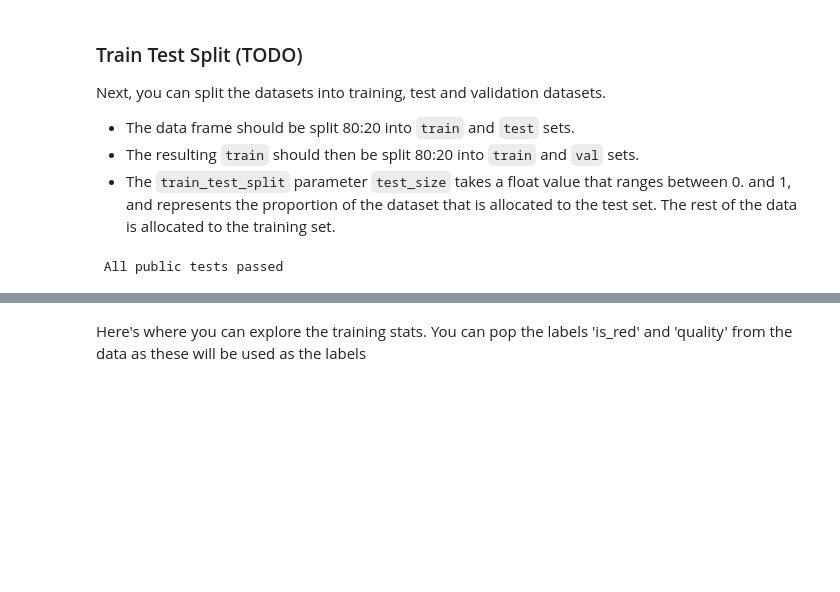
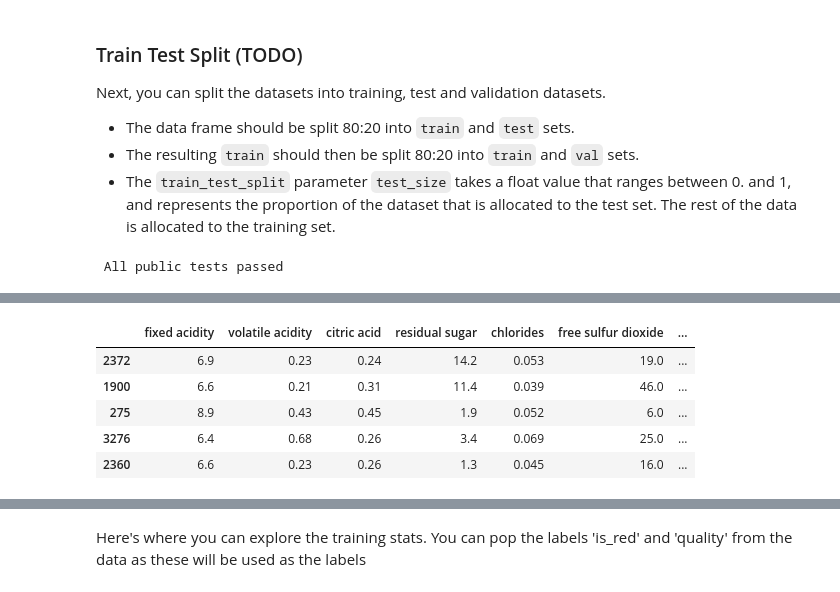
Before and after one commit to jcgarciaca/custom_models_layers_loss_functions_with_tensorflow, a Jupyter notebook: week_1/C1W1_Assignment.ipynb, the cells around one changed output, grey strips where cells are left out. Cells and saved outputs as stored; diff of their text form; code cells hidden in the pictures; blank space fills up the shorter version.

```diff
--- a/week_1/C1W1_Assignment.ipynb
+++ b/week_1/C1W1_Assignment.ipynb
@@ -294,0 +304,9 @@ utils.test_data_sizes(train.size, test.size, val.size)
+# %%
+test.head()
+# %% [output]
+|  | fixed acidity | volatile acidity | citric acid | residual sugar | chlorides | free sulfur dioxide | ... |
+| 2372 | 6.9 | 0.23 | 0.24 | 14.2 | 0.053 | 19.0 | ... |
+| 1900 | 6.6 | 0.21 | 0.31 | 11.4 | 0.039 | 46.0 | ... |
+| 275 | 8.9 | 0.43 | 0.45 | 1.9 | 0.052 | 6.0 | ... |
+| 3276 | 6.4 | 0.68 | 0.26 | 3.4 | 0.069 | 25.0 | ... |
+| 2360 | 6.6 | 0.23 | 0.26 | 1.3 | 0.045 | 16.0 | ... |
```
Also changed, not shown: parts of 12 cells of this notebook.
